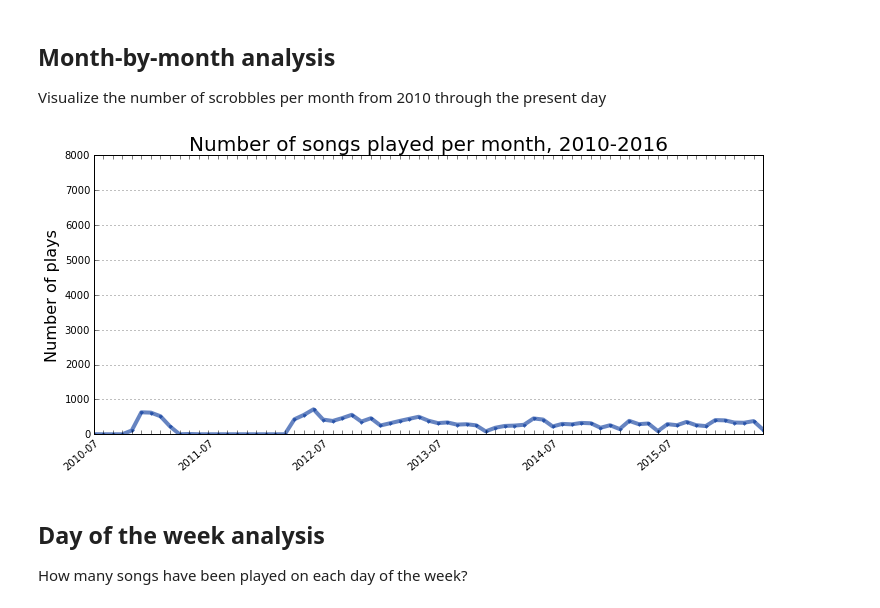
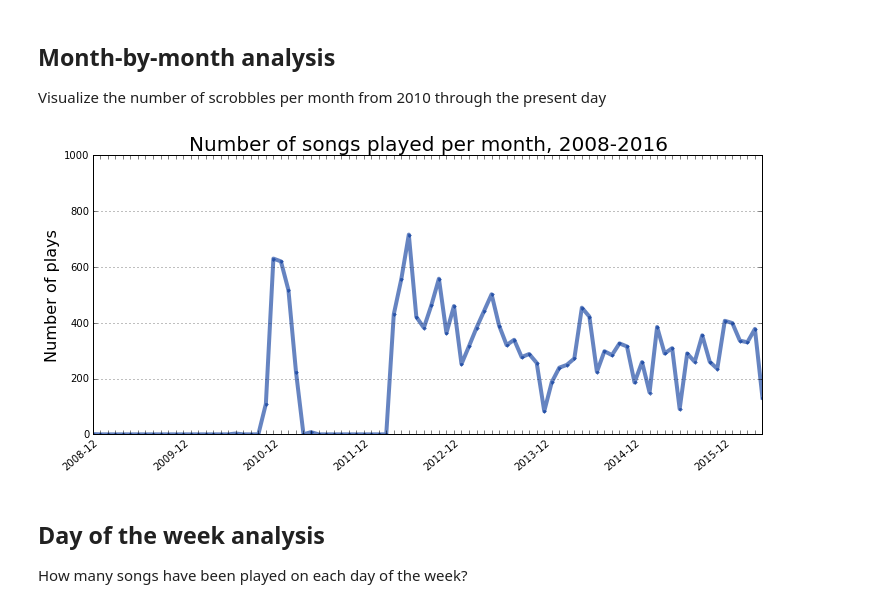
Before and after one commit to ARezaK/data-visualization, a Jupyter notebook: lastfm-listening-history/lastfm_analysis.ipynb, the cells around one changed output. Saved outputs shown, nothing was run; the diff lists cells and outputs as text; code cells hidden in the pictures.

Commit message:
graph fixes

```diff
--- a/lastfm-listening-history/lastfm_analysis.ipynb
+++ b/lastfm-listening-history/lastfm_analysis.ipynb
@@ -188,7 +188,7 @@ plt.show()
 Visualize the number of scrobbles per month from 2010 through the present day
 # %%
 # get all the scrobbles from 2010-present
-min_year = 2010
+min_year = 2008
 scrobbles_10 = scrobbles[scrobbles['year'] >= min_year]
 max_year = max(scrobbles_10['year'])
 # %%
@@ -203,21 +203,21 @@ month_counts = month_counts.reindex(index, fill_value=0)
 # %%
 ax = month_counts.plot(kind='line', figsize=[12, 5], linewidth='4', alpha=0.6, marker='.', color='#003399')
 
 xlabels = month_counts.iloc[range(0, len(month_counts), 12)].index
 xlabels = [x if x in xlabels else '' for x in month_counts.index]
 ax.set_xticks(range(len(xlabels)))
 ax.set_xticklabels(xlabels, rotation=40, rotation_mode='anchor', ha='right')
 
 ax.yaxis.grid(True)
-ax.set_ylim((0,8000))
+ax.set_ylim((0,1000))
 ax.set_ylabel('Number of plays', fontproperties=label_font)
 ax.set_xlabel('', fontproperties=label_font)
 ax.set_title('Number of songs played per month, {}-{}'.format(min_year, max_year), fontproperties=title_font)
 
 plt.savefig('images/lastfm-scrobbles-per-month.png', dpi=96, bbox_inches='tight')
 plt.show()
 # %% [output]
-[figure, old version]
+[figure, new version]
 # %% [markdown]
 ## Day of the week analysis
 
```
Also changed, not shown: 1 other file.
